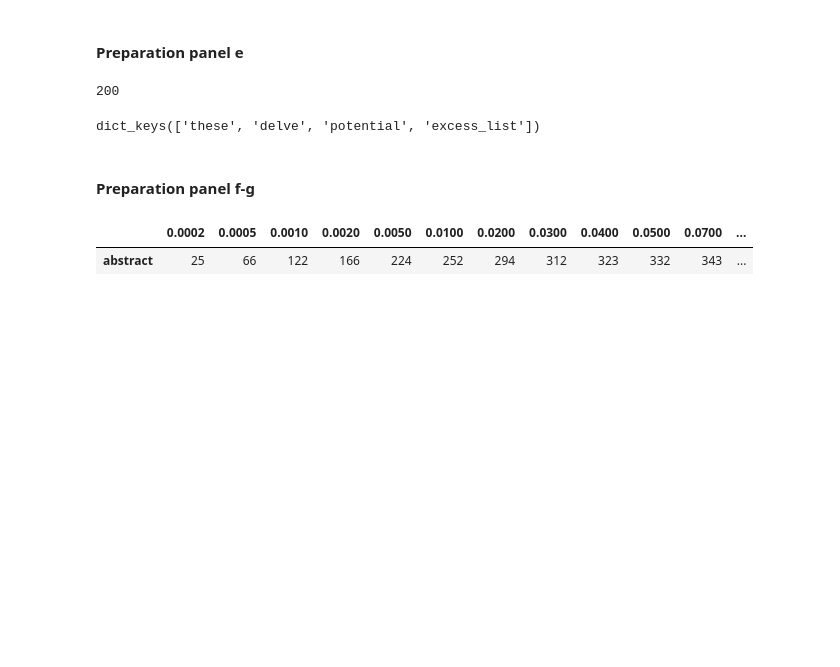
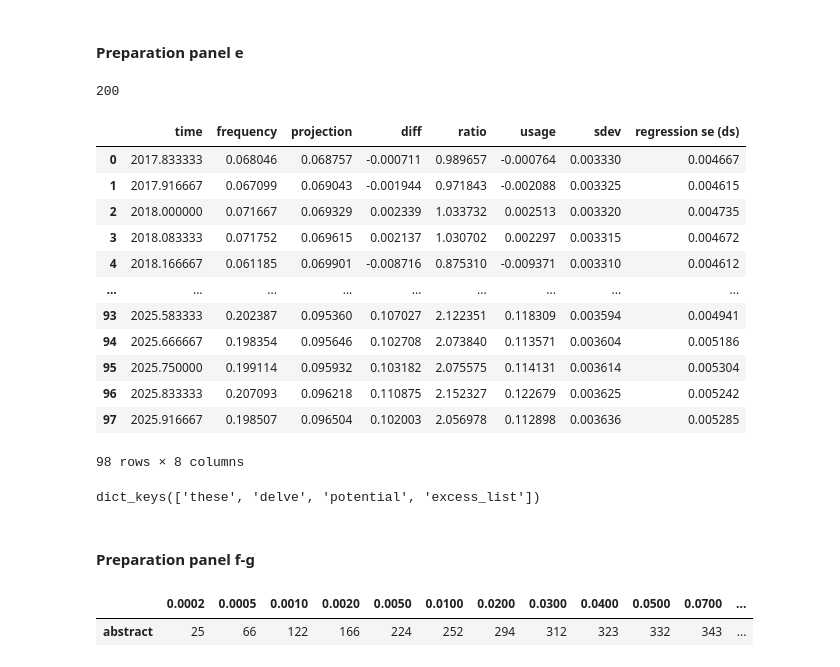
Before and after one commit to LenaHolzwarth/llms_in_academia, a Jupyter notebook: scripts/paper_figures/Fig1.ipynb, the cells around one changed output. Saved outputs shown, nothing was run; the diff lists cells and outputs as text; code cells hidden in the pictures; blank space fills up the shorter version.

```diff
--- a/scripts/paper_figures/Fig1.ipynb
+++ b/scripts/paper_figures/Fig1.ipynb
@@ -188,6 +204,22 @@ group_freqs_df = pd.DataFrame(
 )
 # %%
 proj_dict["excess_list"] = proj_single_word(group_freqs_df, totals_m)
+# %%
+proj_dict["excess_list"]
+# %% [output]
+|  | time | frequency | projection | diff | ratio | usage | sdev | regression se (ds) |
+| 0 | 2017.833333 | 0.068046 | 0.068757 | -0.000711 | 0.989657 | -0.000764 | 0.003330 | 0.004667 |
+| 1 | 2017.916667 | 0.067099 | 0.069043 | -0.001944 | 0.971843 | -0.002088 | 0.003325 | 0.004615 |
+| 2 | 2018.000000 | 0.071667 | 0.069329 | 0.002339 | 1.033732 | 0.002513 | 0.003320 | 0.004735 |
+| 3 | 2018.083333 | 0.071752 | 0.069615 | 0.002137 | 1.030702 | 0.002297 | 0.003315 | 0.004672 |
+| 4 | 2018.166667 | 0.061185 | 0.069901 | -0.008716 | 0.875310 | -0.009371 | 0.003310 | 0.004612 |
+| ... | ... | ... | ... | ... | ... | ... | ... | ... |
+| 93 | 2025.583333 | 0.202387 | 0.095360 | 0.107027 | 2.122351 | 0.118309 | 0.003594 | 0.004941 |
+| 94 | 2025.666667 | 0.198354 | 0.095646 | 0.102708 | 2.073840 | 0.113571 | 0.003604 | 0.005186 |
+| 95 | 2025.750000 | 0.199114 | 0.095932 | 0.103182 | 2.075575 | 0.114131 | 0.003614 | 0.005304 |
+| 96 | 2025.833333 | 0.207093 | 0.096218 | 0.110875 | 2.152327 | 0.122679 | 0.003625 | 0.005242 |
+| 97 | 2025.916667 | 0.198507 | 0.096504 | 0.102003 | 2.056978 | 0.112898 | 0.003636 | 0.005285 |
+98 rows × 8 columns
 # %%
 proj_dict.keys()
 # %% [output]
```
Also changed, not shown: parts of 2 cells of this notebook, 4 other files.
